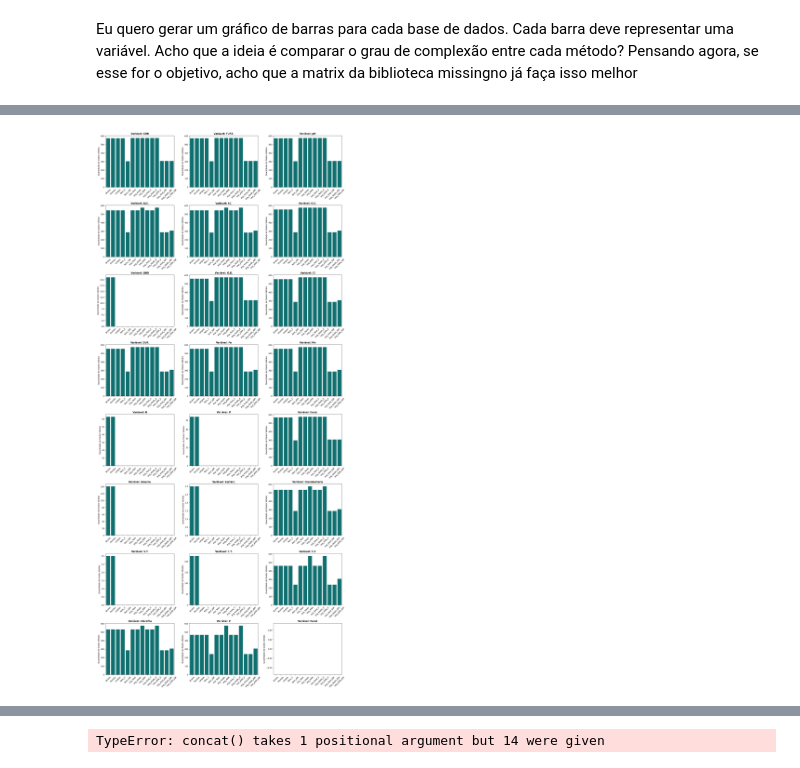
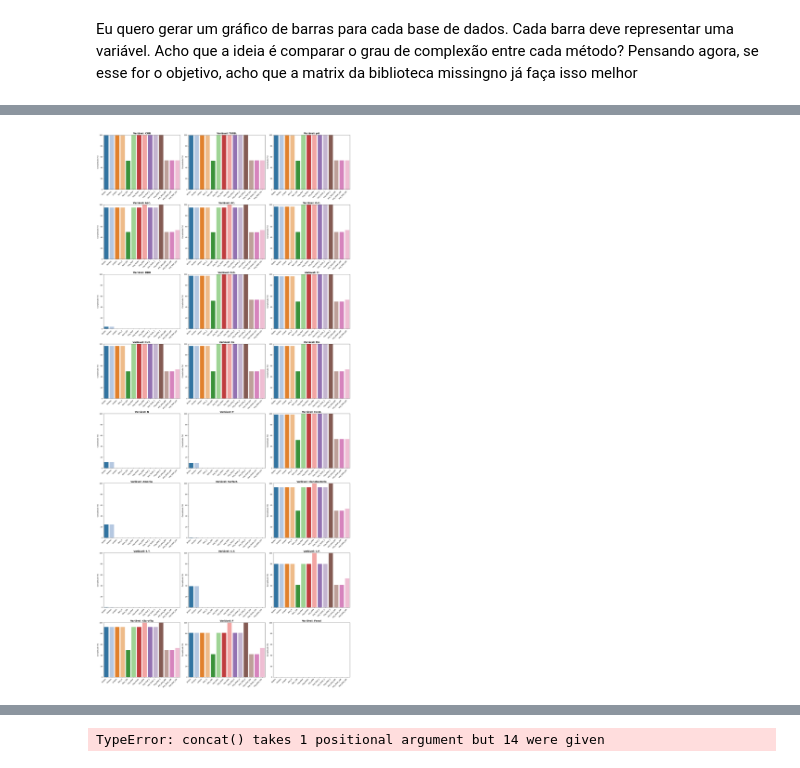
Before and after one commit to Guilherme-Betta/IC2, a Jupyter notebook: jupyter_notebooks/_rascunho.ipynb, the cells around one changed output, grey strips where cells are left out. Cells and saved outputs as stored; diff of their text form; code cells hidden in the pictures.

```diff
--- a/jupyter_notebooks/_rascunho.ipynb
+++ b/jupyter_notebooks/_rascunho.ipynb
@@ -65,7 +140,6 @@ import matplotlib.pyplot as plt
 import seaborn as sns
 import math
 
-# 1. Criar nomes curtos para as 14 bases de dados (para ficar legível no gráfico)
 nomes_bases = [
     'Brutos', 'Prontos', 'Limpos', 'Rem_Z', 'Rem_IQR',
     'Imp_Med', 'Imp_Medn', 'Imp_KNN',
@@ -73,59 +147,63 @@ nomes_bases = [
     'Imp_Med_IQR', 'Imp_Medn_IQR', 'Imp_KNN_IQR'
 ]
 
-# 2. Criar um dicionário para armazenar as contagens
-# O formato será: {'Nome_da_Variavel': [contagem_base1, contagem_base2, ..., contagem_base14]}
-resumo_contagens = {}
+# --- DEFININDO AS CORES (Mesma lógica do anterior para consistência) ---
+paleta = sns.color_palette("tab20", len(nomes_bases))
+cores_das_bases = {base: cor for base, cor in zip(nomes_bases, paleta)}
+
+# 1. Pegar o total máximo de linhas da primeira base
+total_linhas_maximo = len(data_bases[0])
+resumo_porcentagens = {}
 
 for variavel in variaveis:
-    contagens_desta_variavel = []
+    porcentagens_desta_variavel = []
 
     for base in data_bases:
-        # Verifica se a variável ainda existe na base de dados
         if variavel in base.columns:
-            # pd.to_numeric com errors='coerce' transforma textos como ">8000" em dados faltantes (NaN)
-            # Em seguida, o .count() conta apenas os dados numéricos válidos (ignora os NaN)
             coluna_numerica = pd.to_numeric(base[variavel], errors='coerce')
             qtd_validos = coluna_numerica.count()
         else:
-            # Se a coluna foi removida durante a limpeza, a contagem é 0
             qtd_validos = 0
 
-        contagens_desta_variavel.append(qtd_validos)
+        porcentagem = (qtd_validos / total_linhas_maximo) * 100
+        porcentagens_desta_variavel.append(porcentagem)
 
-    resumo_contagens[variavel] = contagens_desta_variavel
+    resumo_porcentagens[variavel] = porcentagens_desta_variavel
 
-# 3. Configurar a grande figura (Grid) de gráficos
 num_variaveis = len(variaveis)
-colunas_no_grafico = 3 # Quantidade de gráficos lado a lado
-# Calcula quantas linhas serão necessárias com base na quantidade de variáveis
+colunas_no_grafico = 3
 linhas_no_grafico = math.ceil(num_variaveis / colunas_no_grafico)
 
-# Cria a figura grande. O figsize ajusta o tamanho (largura, altura)
-fig, axes = plt.subplots(linhas_no_grafico, colunas_no_grafico, figsize=(18, 5 * linhas_no_grafico))
-
-# Transforma a matriz de espaços de gráficos em uma lista simples para facilitar o loop
+# --- AJUSTANDO O ESPAÇO ---
+fig, axes = plt.subplots(linhas_no_grafico, colunas_no_grafico, figsize=(22, 6 * linhas_no_grafico))
 axes = axes.flatten()
 
-# 4. Gerar um gráfico de barras para cada variável
 for i, variavel in enumerate(variaveis):
-    # Pega o espaço (eixo) específico para este gráfico
     ax = axes[i]
 
-    # Desenha o gráfico de barras
-    sns.barplot(x=nomes_bases, y=resumo_contagens[variavel], ax=ax, color='teal')
+    # --- APLICANDO A COR PARA CADA BARRA ---
+    # Usamos o parâmetro 'hue' e 'palette' no Seaborn para mapear as cores
+    sns.barplot(
+        x=nomes_bases,
+        y=resumo_porcentagens[variavel],
+        ax=ax,
+        hue=nomes_bases,               # A cor varia conforme o nome da base
+        palette=cores_das_bases,       # Passamos o nosso dicionário de cores
+        legend=False                   # Desligamos a legenda lateral para não poluir
+    )
 
-    # Configurações de estética do gráfico menor
-    ax.set_title(f'Variável: {variavel}', fontsize=12, fontweight='bold')
-    ax.set_ylabel('Quantidade de Dados Válidos')
-    ax.tick_params(axis='x', rotation=45) # Inclina os nomes das bases para não sobrepor
+    ax.set_ylim(0, 100)
+    ax.set_title(f'Variável: {variavel}', fontsize=14, fontweight='bold')
+    ax.set_ylabel('Completude (%)')
 
-# 5. Limpar espaços vazios (se o número de variáveis não preencher a última linha perfeitamente)
+    # --- MELHORANDO A LEITURA DO EIXO X ---
+    ax.set_xticks(range(len(nomes_bases)))
+    ax.set_xticklabels(nomes_bases, rotation=45, ha='right')
+
 for j in range(i + 1, len(axes)):
     fig.delaxes(axes[j])
 
-# Ajusta o espaçamento para que os textos e gráficos não fiquem colados uns nos outros
 plt.tight_layout()
 plt.show()
 # %% [output]
-[figure, old version]
+[figure, new version]
```
Also changed, not shown: parts of 2 cells of this notebook, 3 other files.
